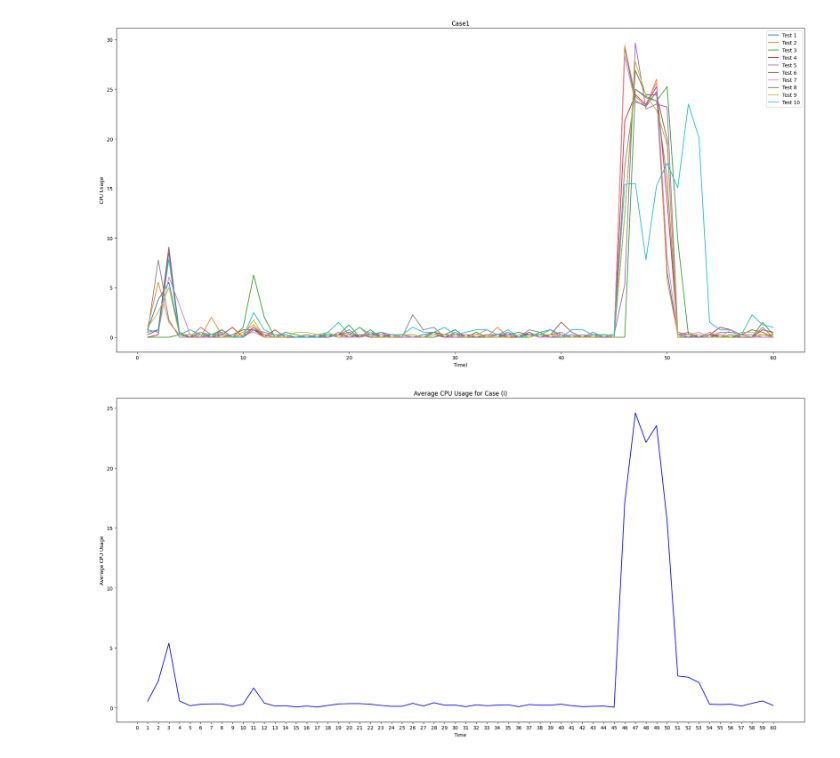
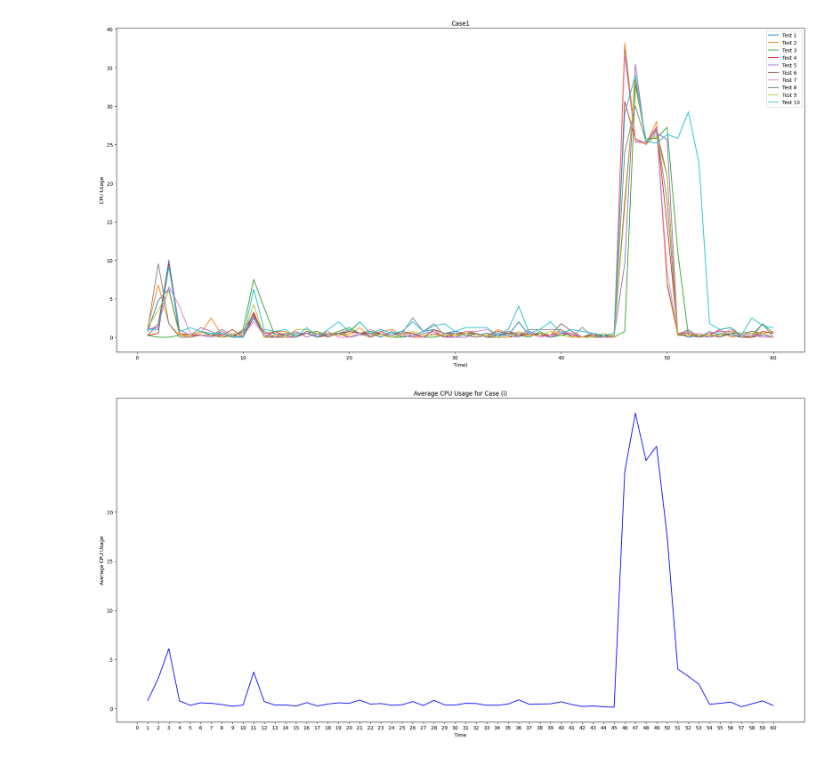
Before and after one commit to PGHOON/CryptoGuard, a Jupyter notebook: dataset/cpu/overhead_v2/case2/plotting.ipynb, the cells around one changed output. Drawn from its saved outputs; the diff is of its cells as text; code cells hidden in the pictures.

```diff
--- a/dataset/cpu/overhead_v2/case2/plotting.ipynb
+++ b/dataset/cpu/overhead_v2/case2/plotting.ipynb
@@ -23,21 +23,21 @@ df.to_csv(csv_file_path, index=False)
 # %%
 df = pd.read_csv('case2.csv')
 test = [df[i:i + 60] for i in range(0, df.shape[0], 60)]
 
 plt.figure(figsize=(20, 10))
 for index, chunk in enumerate(test):
-    plt.plot(range(1, len(chunk) + 1), chunk['cpu usage'], label=f'Test {index + 1}')
+    plt.plot(range(1, len(chunk) + 1), 100 - chunk['cpu usage'], label=f'Test {index + 1}')
 
 plt.xlabel('Time)')
 plt.ylabel('CPU Usage')
 plt.title('Case1')
 plt.legend()
 plt.tight_layout()
 plt.show()
 # %% [output]
-[figure, old version]
+[figure, new version]
 # %%
-means = [df['cpu usage'][i::60].mean() for i in range(60)]
+means = [100 - df['cpu usage'][i::60].mean() for i in range(60)]
 
 plt.figure(figsize=(20, 10))
 plt.plot(range(1, 61), means, color='blue')
@@ -45,7 +45,8 @@ plt.xlabel('Time')
 plt.ylabel('Average CPU Usage')
 plt.title('Average CPU Usage for Case (i)')
 plt.xticks(range(0, 61, 1))
+plt.yticks(range(0, 25, 5))
 plt.tight_layout()
 plt.show()
 # %% [output]
-[figure, old version]
+[figure, new version]
```
Also changed, not shown: parts of 1 cell of this notebook, 10 other files.
